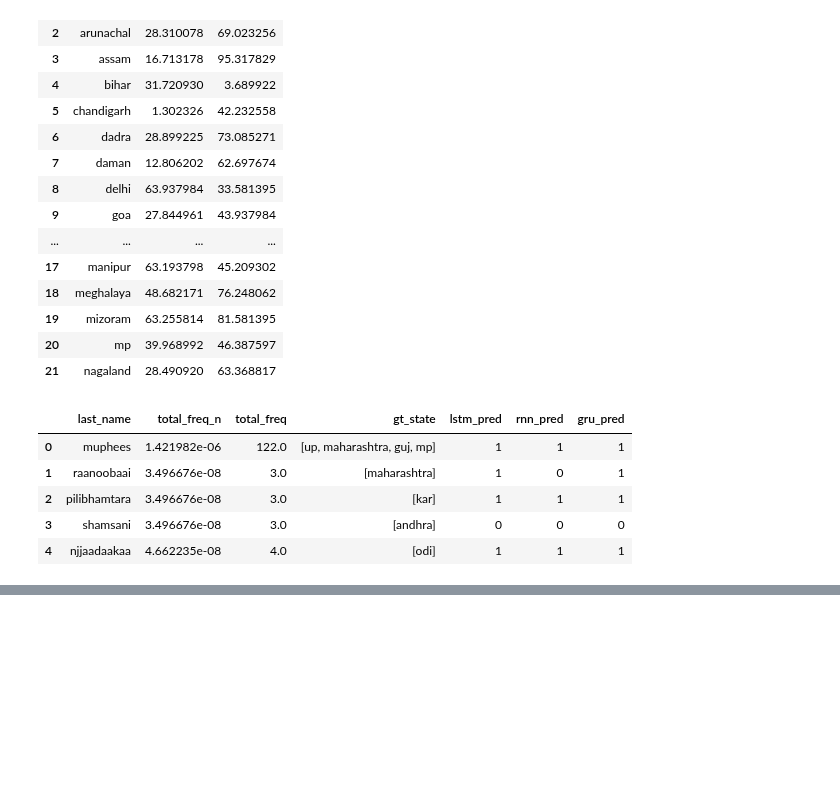
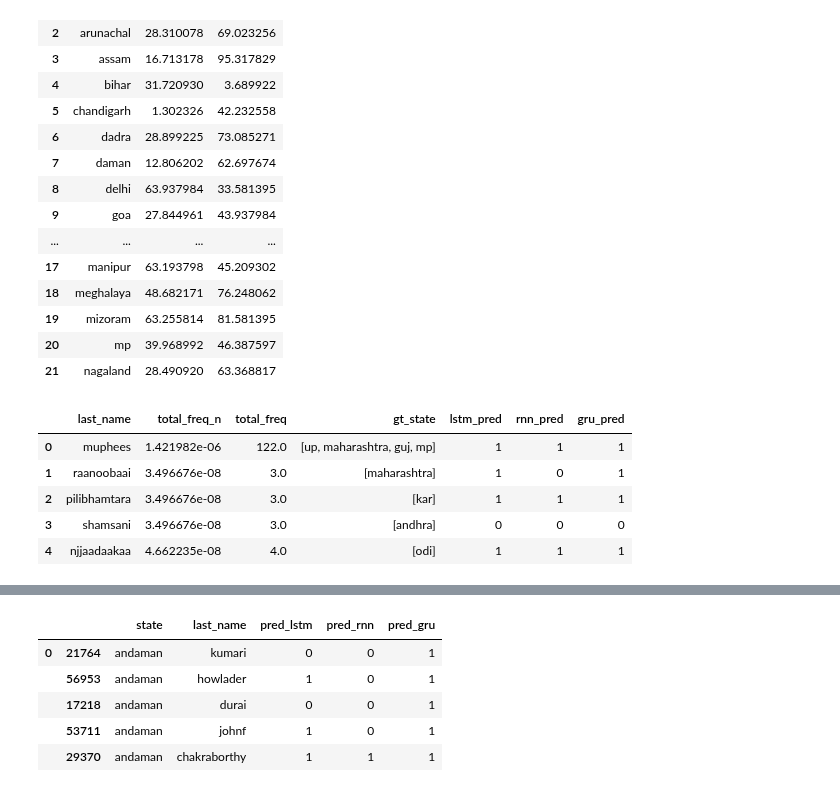
Before and after one commit to appeler/instate, a Jupyter notebook: instate/models/model_dnn_gpu.ipynb, the cells around one changed output, grey strips where cells are left out. Saved outputs shown, nothing was run; the diff lists cells and outputs as text; code cells hidden in the pictures; blank space fills up the shorter version.

```diff
--- a/instate/models/model_dnn_gpu.ipynb
+++ b/instate/models/model_dnn_gpu.ipynb
@@ -909,0 +961,9 @@ out_df.head()
+# %%
+strat_data.head()
+# %% [output]
+|  |  | state | last_name | pred_lstm | pred_rnn | pred_gru |
+| 0 | 21764 | andaman | kumari | 0 | 0 | 1 |
+|  | 56953 | andaman | howlader | 1 | 0 | 1 |
+|  | 17218 | andaman | durai | 0 | 0 | 1 |
+|  | 53711 | andaman | johnf | 1 | 0 | 1 |
+|  | 29370 | andaman | chakraborthy | 1 | 1 | 1 |
```
Also changed, not shown: parts of 15 cells of this notebook.
